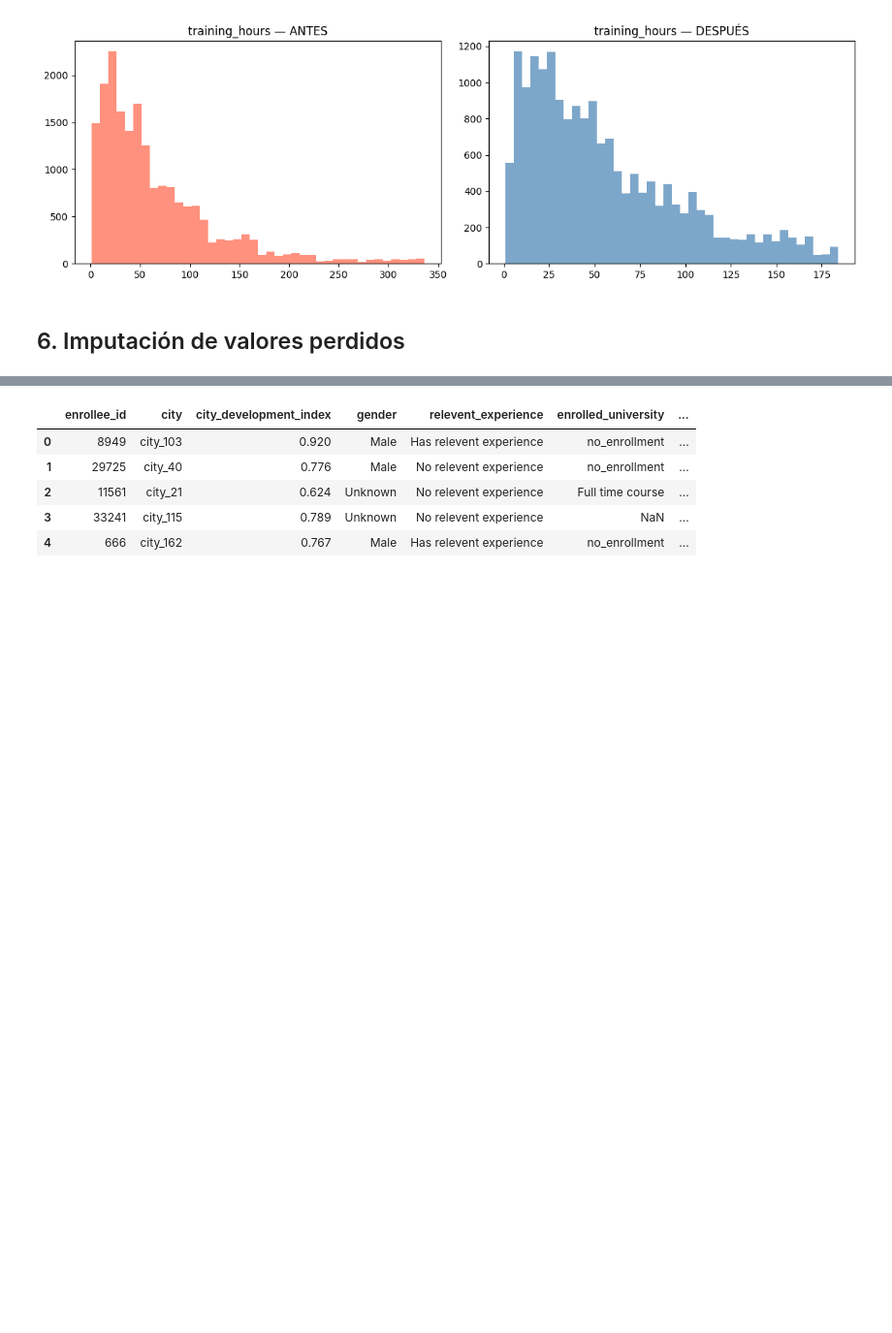
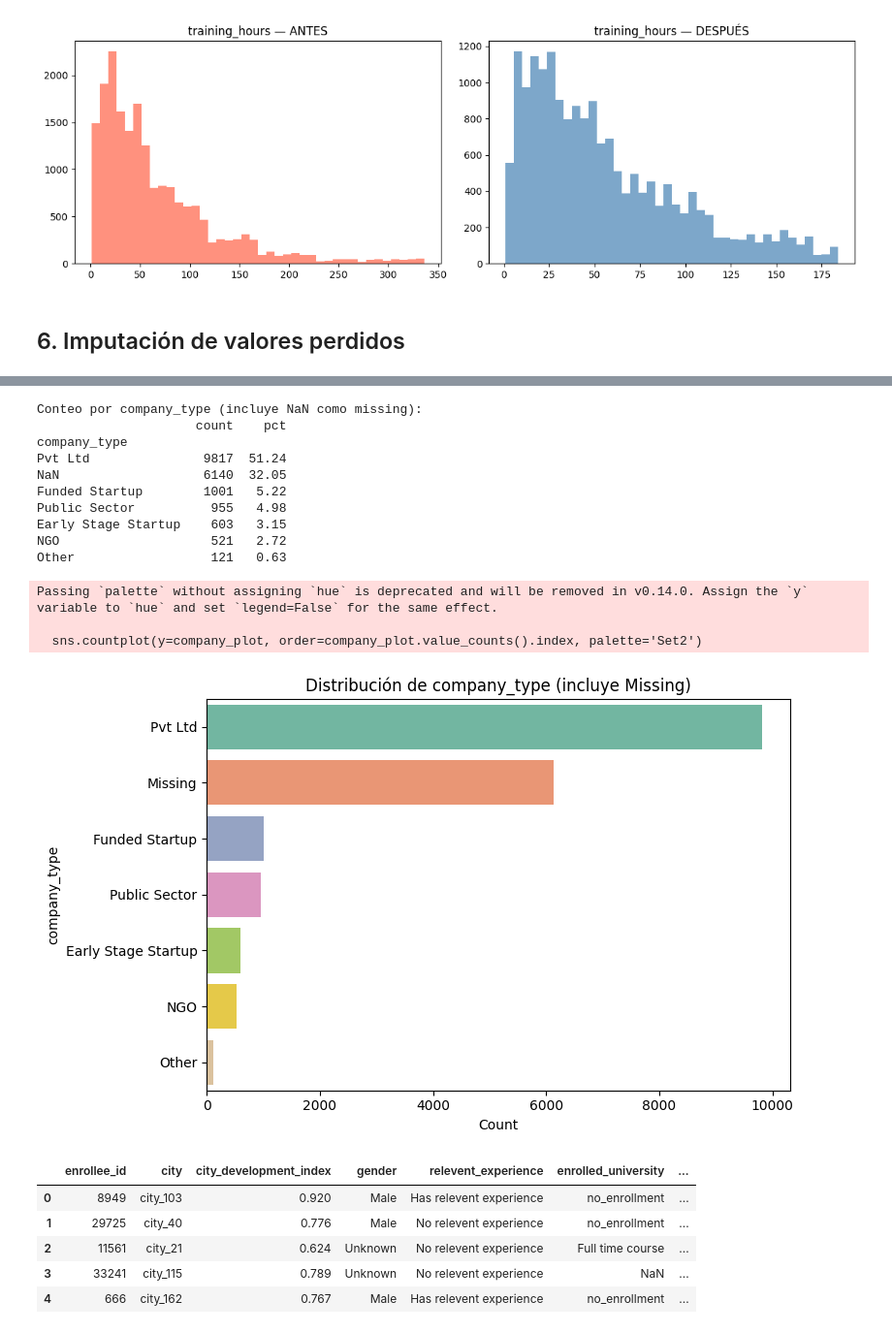
Before and after one commit to alejobgr99/lab-data-science-uniovi, a Jupyter notebook: actividad_final_micro.ipynb, the cells around one changed output, grey strips where cells are left out. Shown at 97% size. Cells and saved outputs as stored; diff of their text form; code cells hidden in the pictures; blank space fills up the shorter version.

```diff
--- a/actividad_final_micro.ipynb
+++ b/actividad_final_micro.ipynb
@@ -485,3 +519,34 @@ plt.show()
+# %%
+# Distintos tipos de empresas: conteo, porcentaje y gráfico
+counts = data['company_type'].value_counts(dropna=False)
+pct = (counts / len(data) * 100).round(2)
+
+print("Conteo por company_type (incluye NaN como missing):")
+print(pd.concat([counts, pct.rename('pct')], axis=1))
+
+# Gráfico: mostrar 'Missing' como categoría para mayor claridad
+company_plot = data['company_type'].fillna('Missing')
+plt.figure(figsize=(8,5))
+sns.countplot(y=company_plot, order=company_plot.value_counts().index, palette='Set2')
+plt.xlabel('Count')
+plt.title('Distribución de company_type (incluye Missing)')
+plt.tight_layout()
+plt.show()
+# %% [output]
+Conteo por company_type (incluye NaN como missing):
+                     count    pct
+company_type
+Pvt Ltd               9817  51.24
+NaN                   6140  32.05
+Funded Startup        1001   5.22
+Public Sector          955   4.98
+Early Stage Startup    603   3.15
+NGO                    521   2.72
+Other                  121   0.63
+Passing `palette` without assigning `hue` is deprecated and will be removed in v0.14.0. Assign the `y` variable to `hue` and set `legend=False` for the same effect.
+
+  sns.countplot(y=company_plot, order=company_plot.value_counts().index, palette='Set2')
+[figure, added]
 # %%
 data_clean['gender'] = data_clean['gender'].fillna('Unknown')
 # %%
```
Also changed, not shown: parts of 9 cells of this notebook.
